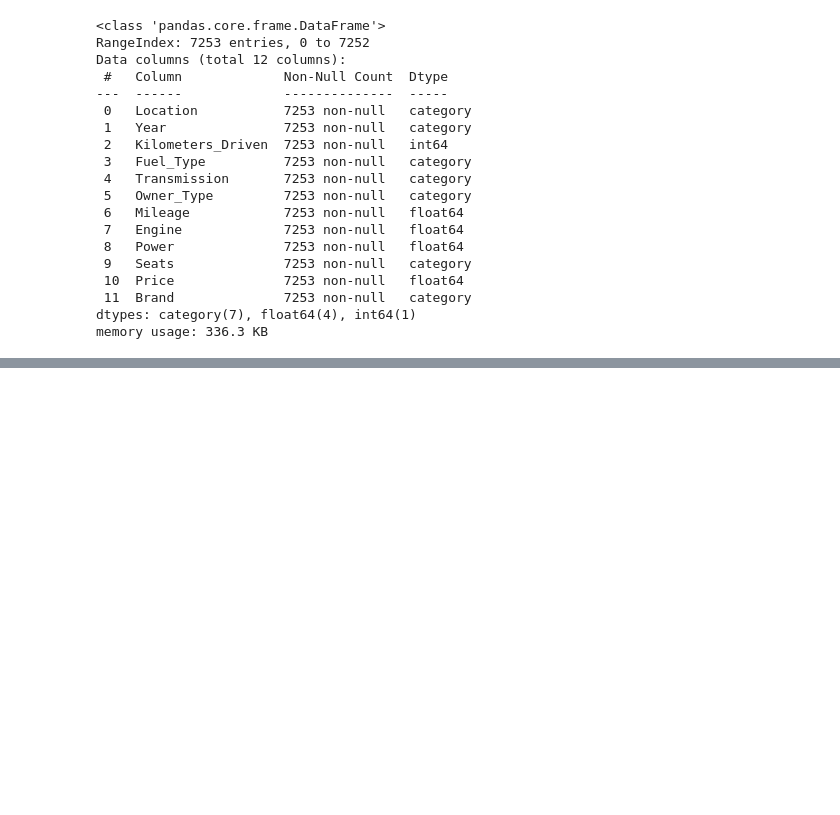
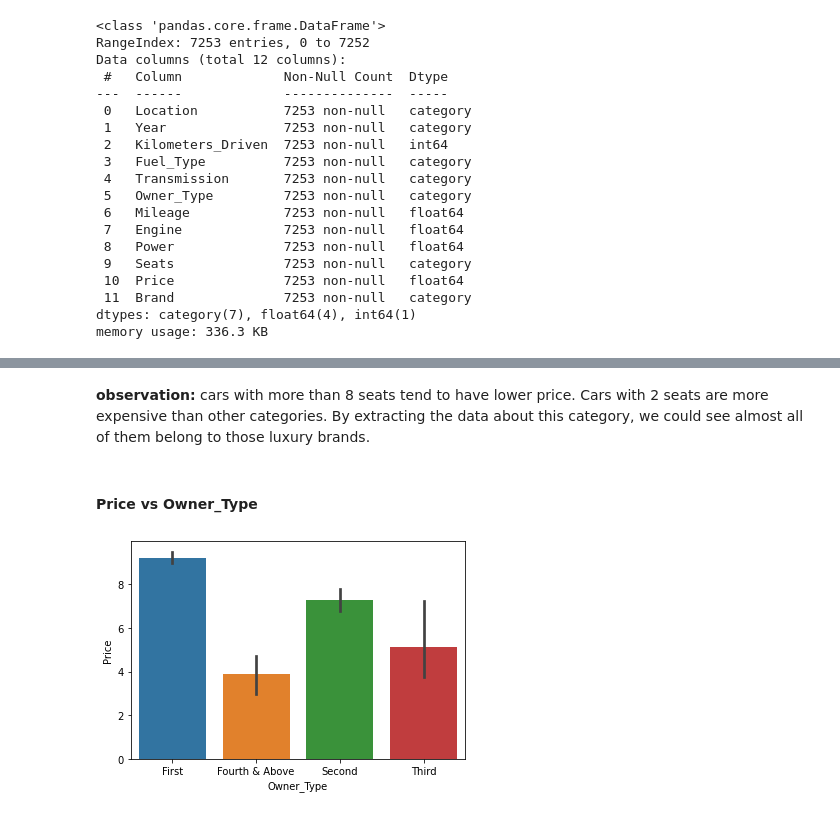
Before and after one commit to liangym2014/Data-science-and-machine-learning, a Jupyter notebook: 2.Cars4U_Project_Solution_Yanming.ipynb, the cells around one changed output, grey strips where cells are left out. Drawn from its saved outputs; the diff is of its cells as text; code cells hidden in the pictures; blank space fills up the shorter version.

```diff
--- a/2.Cars4U_Project_Solution_Yanming.ipynb
+++ b/2.Cars4U_Project_Solution_Yanming.ipynb
@@ -524,0 +554,8 @@ plt.xticks(rotation = 90);
+# %% [markdown]
+**observation:** cars with more than 8 seats tend to have lower price. Cars with 2 seats are more expensive than other categories. By extracting the data about this category, we could see almost all of them belong to those luxury brands.
+# %% [markdown]
+#### Price vs Owner_Type
+# %%
+sns.barplot(x = 'Owner_Type', y = 'Price', data = df);
+# %% [output]
+[figure, added]
```
Also changed, not shown: parts of 104 cells of this notebook.
